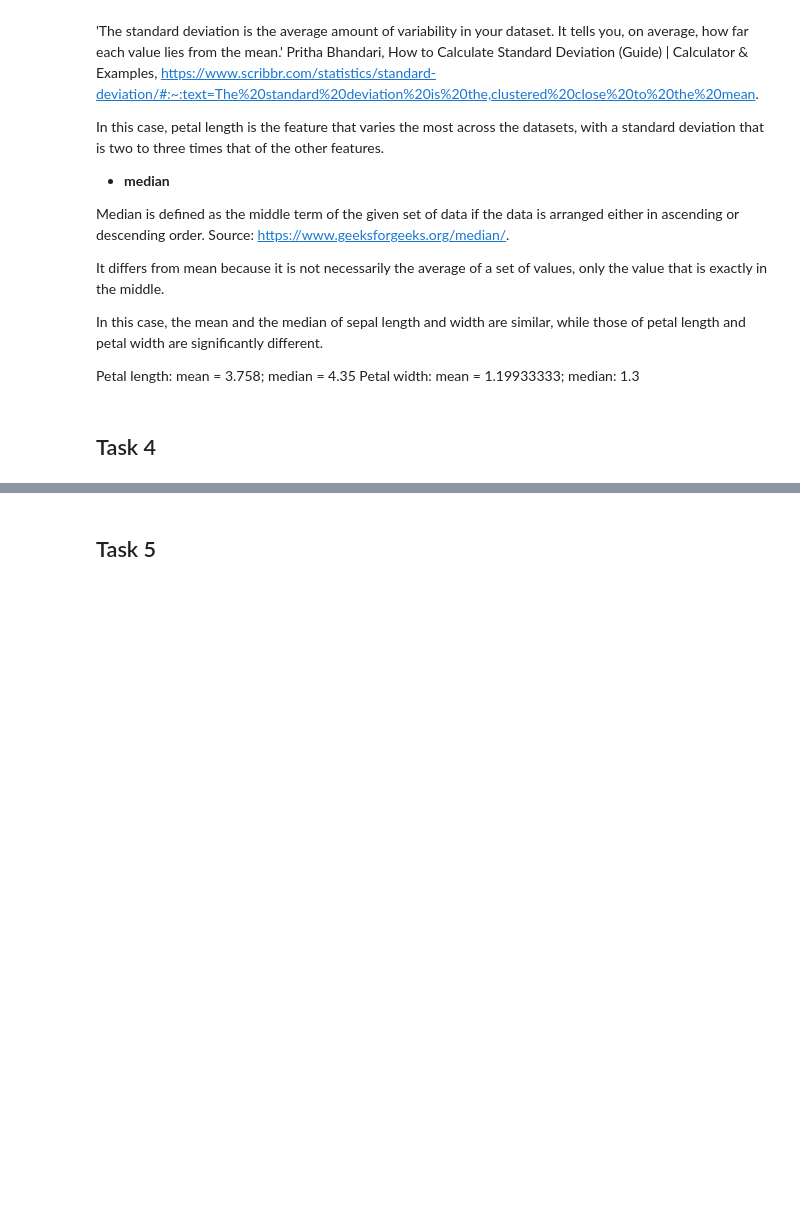
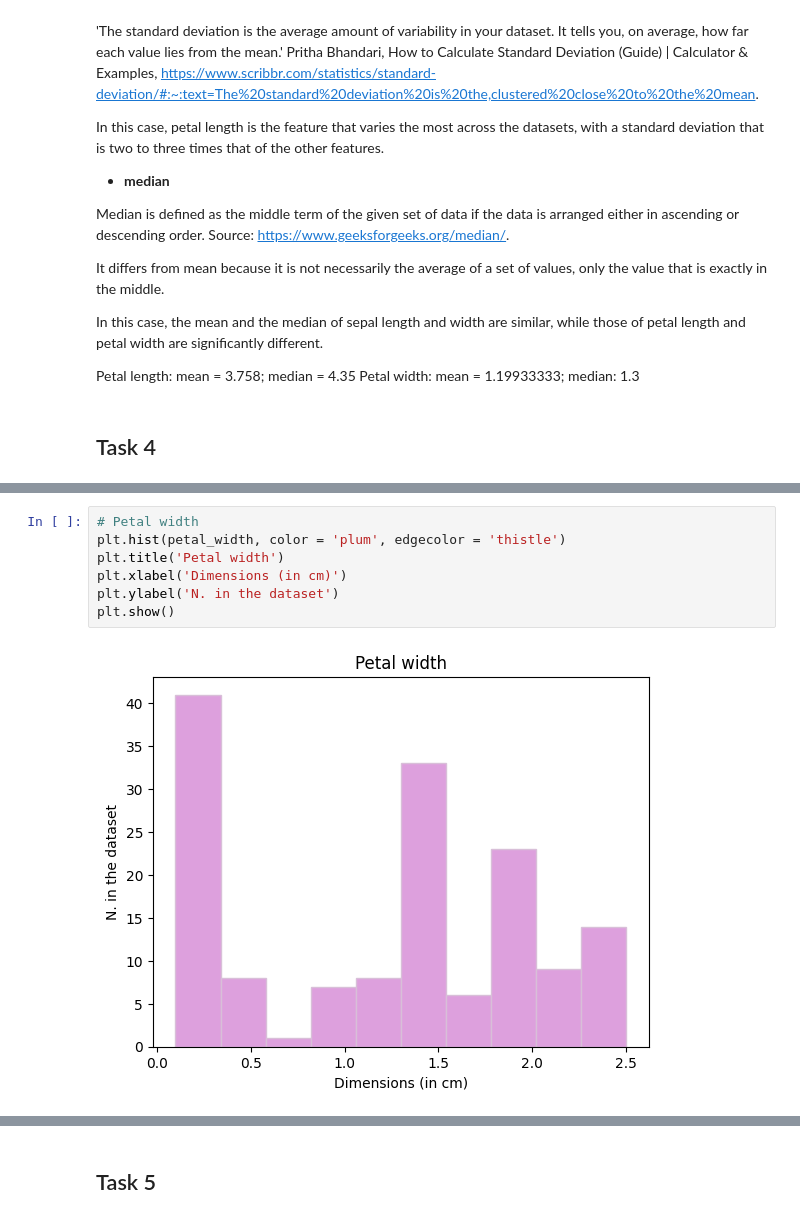
Before and after one commit to irenecelebrin/principles_of_data_analytics, a Jupyter notebook: tasks.ipynb, the cells around one changed output, grey strips where cells are left out. Cells and saved outputs as stored; diff of their text form; blank space fills up the shorter version.

```diff
--- a/tasks.ipynb
+++ b/tasks.ipynb
@@ -162,0 +228,9 @@ Petal width: mean = 1.19933333; median: 1.3
+# %%
+# Petal width
+plt.hist(petal_width, color = 'plum', edgecolor = 'thistle')
+plt.title('Petal width')
+plt.xlabel('Dimensions (in cm)')
+plt.ylabel('N. in the dataset')
+plt.show()
+# %% [output]
+[figure, added]
```
Also changed, not shown: parts of 14 cells of this notebook.
